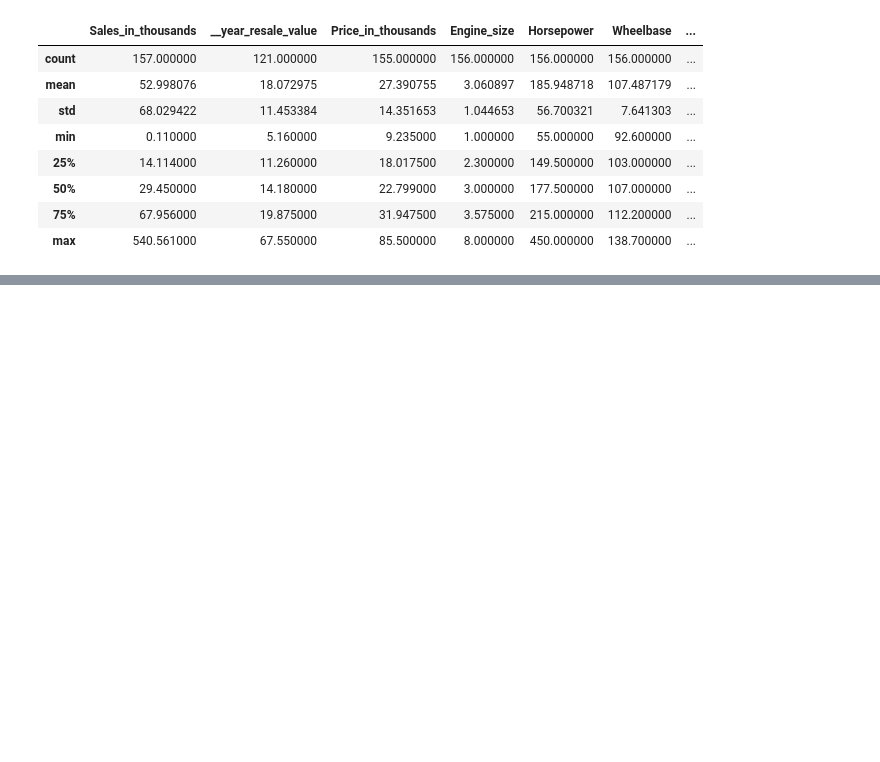
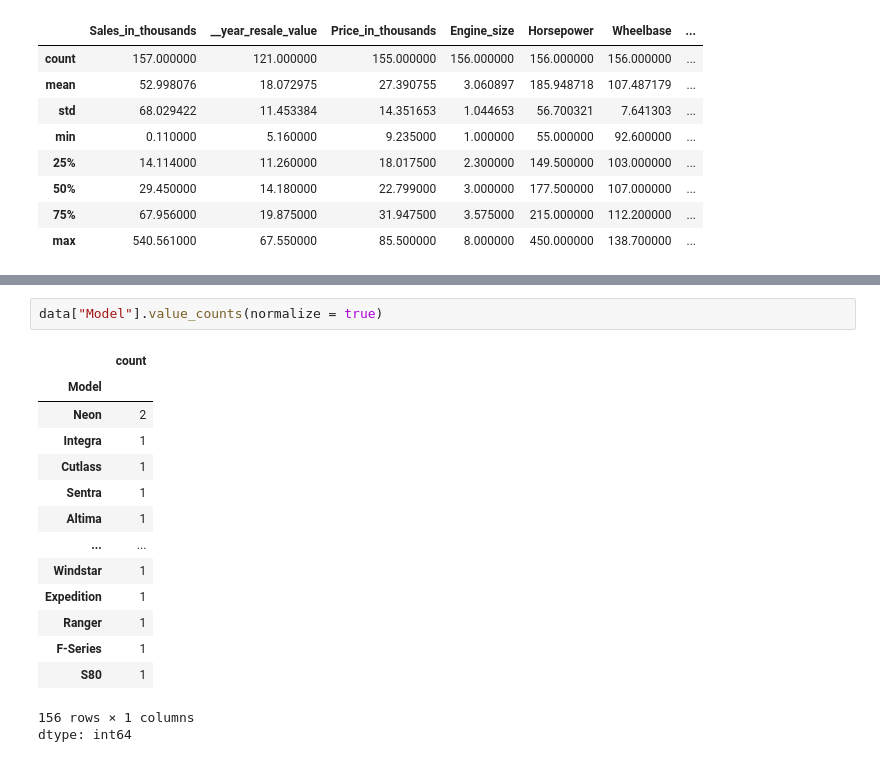
Before and after one commit to msandhiya07/carsales, a Jupyter notebook: car_salesdb.ipynb, the cells around one changed output, grey strips where cells are left out. Saved outputs shown, nothing was run; the diff lists cells and outputs as text; blank space fills up the shorter version.

```diff
--- a/car_salesdb.ipynb
+++ b/car_salesdb.ipynb
@@ -109,0 +114,18 @@ print(sorted_df)
+# %%
+data["Model"].value_counts(normalize = true)
+# %% [output]
+|  | count |
+| Model |  |
+| Neon | 2 |
+| Integra | 1 |
+| Cutlass | 1 |
+| Sentra | 1 |
+| Altima | 1 |
+| ... | ... |
+| Windstar | 1 |
+| Expedition | 1 |
+| Ranger | 1 |
+| F-Series | 1 |
+| S80 | 1 |
+156 rows × 1 columns
+dtype: int64
```
Also changed, not shown: parts of 13 cells of this notebook.
